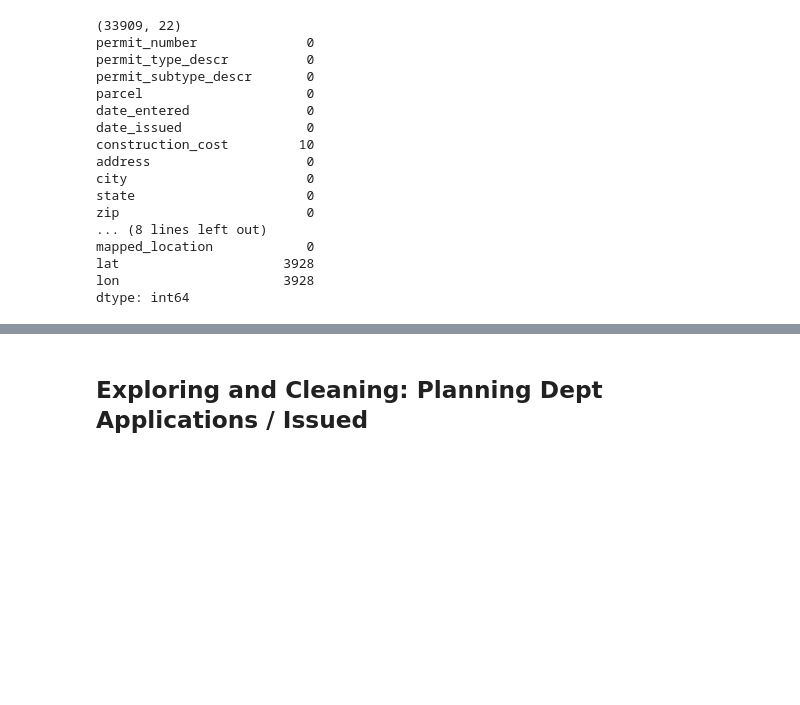
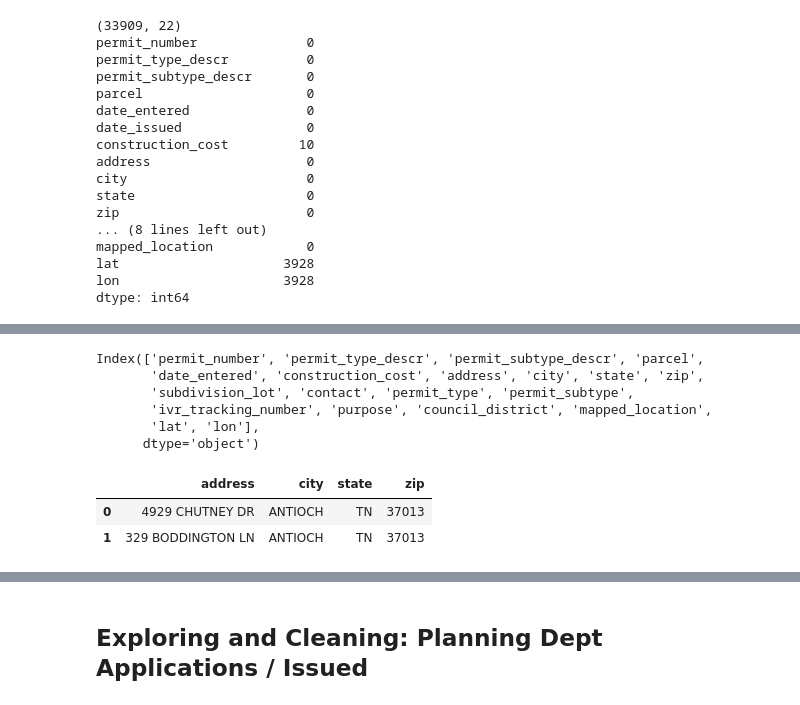
Before and after one commit to lorirocks/nashville-neighborhoods-capstone, a Jupyter notebook: notebooks/1_dataprep.ipynb, the cells around one changed output, grey strips where cells are left out. Saved outputs shown, nothing was run; the diff lists cells and outputs as text; code cells hidden in the pictures; blank space fills up the shorter version.

```diff
--- a/notebooks/1_dataprep.ipynb
+++ b/notebooks/1_dataprep.ipynb
@@ -540,0 +625,18 @@ Name: date_entered, dtype: datetime64[ns]
+# %%
+df_bldg_apps_null_latlon.columns
+# %% [output]
+Index(['permit_number', 'permit_type_descr', 'permit_subtype_descr', 'parcel',
+       'date_entered', 'construction_cost', 'address', 'city', 'state', 'zip',
+       'subdivision_lot', 'contact', 'permit_type', 'permit_subtype',
+       'ivr_tracking_number', 'purpose', 'council_district', 'mapped_location',
+       'lat', 'lon'],
+      dtype='object')
+# %%
+# Dropping all but the address columns, in preparation for uploading to geocoder website
+
+df_bldg_apps_null_latlon = df_bldg_apps_null_latlon[['address', 'city', 'state', 'zip']]
+df_bldg_apps_null_latlon.head(2)
+# %% [output]
+|  | address | city | state | zip |
+| 0 | 4929 CHUTNEY DR | ANTIOCH | TN | 37013 |
+| 1 | 329 BODDINGTON LN | ANTIOCH | TN | 37013 |
```
Also changed, not shown: parts of 46 cells of this notebook, 9 other files.
